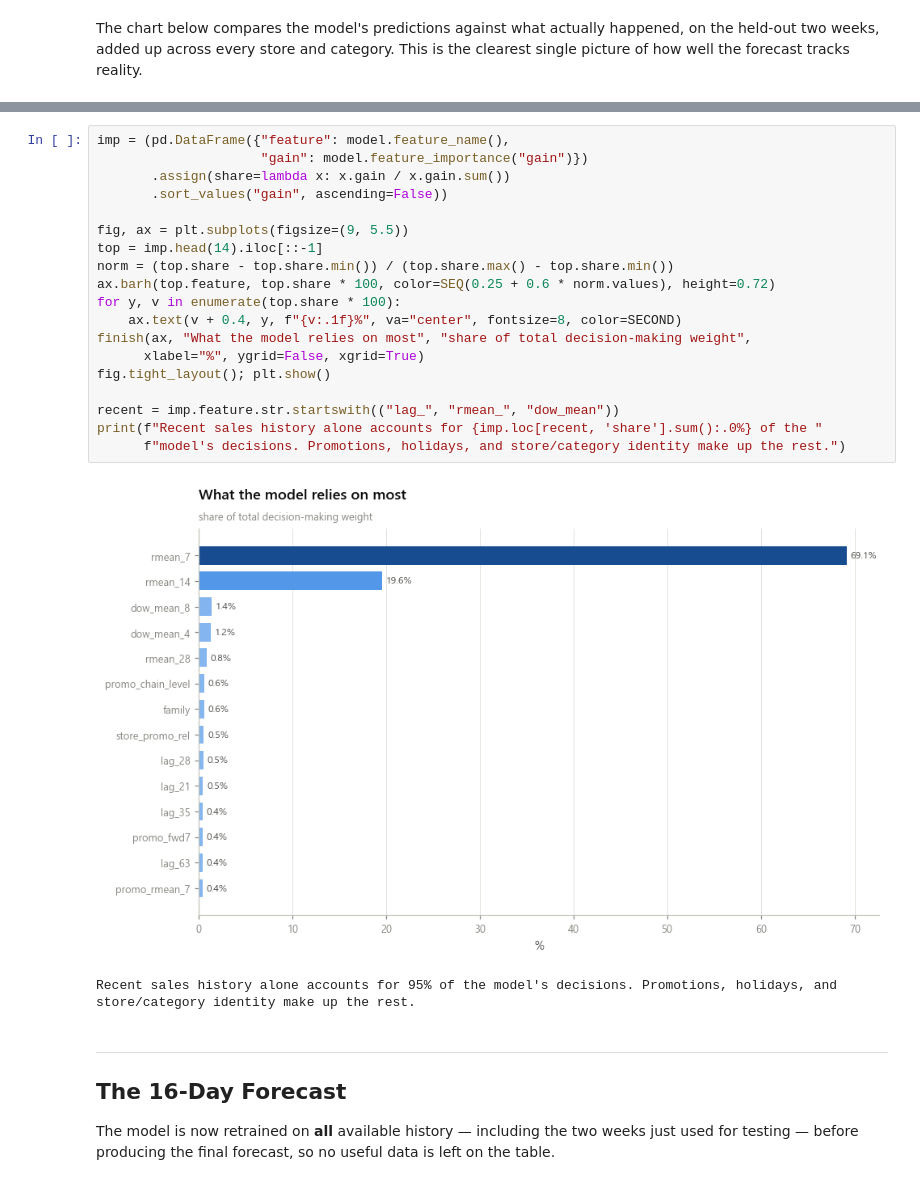
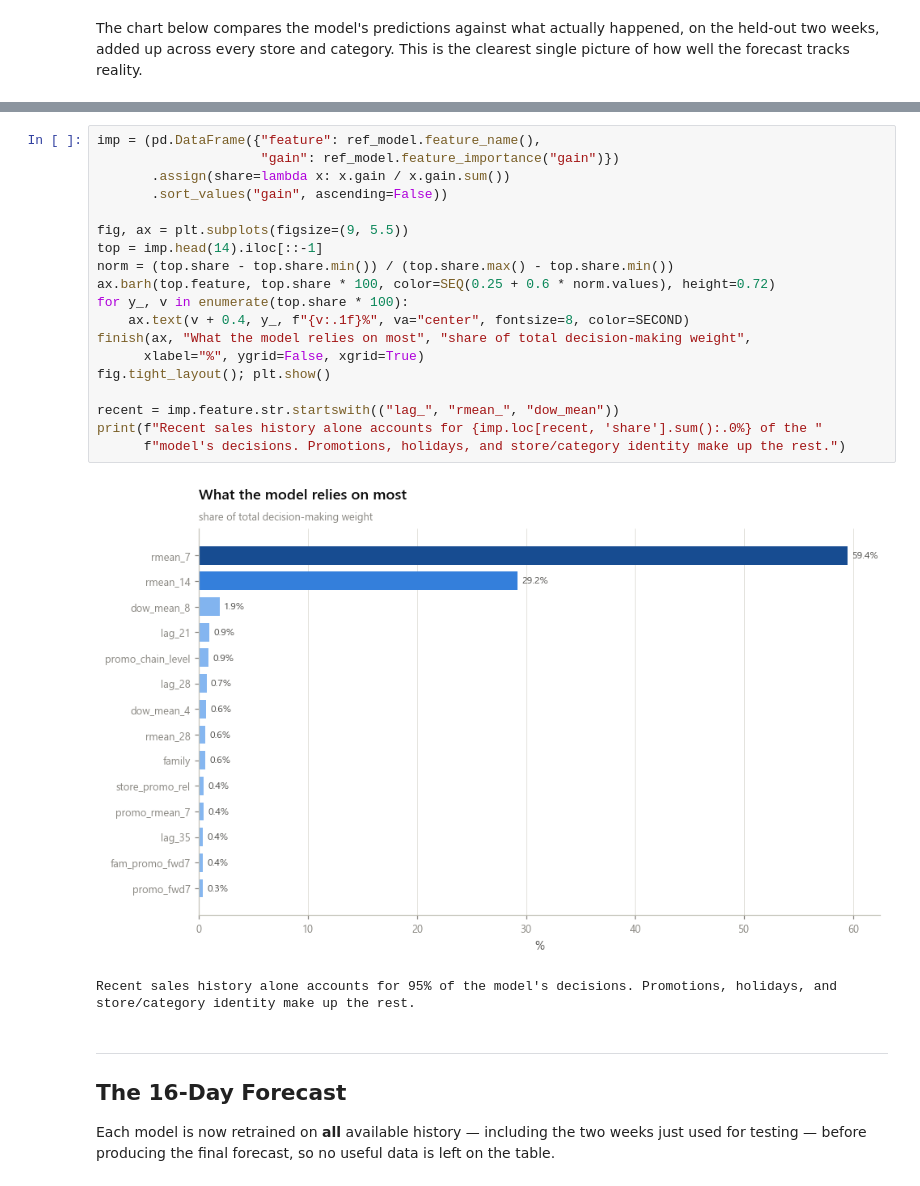
Before and after one commit to gersonlramos/Store-Sales---Time-Series-Forecasting, a Jupyter notebook: stakeholder_sales_forecast_report.ipynb, the cells around one changed output, grey strips where cells are left out. Cells and saved outputs as stored; diff of their text form.

```diff
--- a/stakeholder_sales_forecast_report.ipynb
+++ b/stakeholder_sales_forecast_report.ipynb
@@ -684,30 +768,30 @@ print("Least accurate categories:", ", ".join(fam_rmsle.tail(3).index.astype(str
 Most accurate categories: BOOKS, DAIRY, PRODUCE
 Least accurate categories: GROCERY II, LINGERIE, SCHOOL AND OFFICE SUPPLIES
 # %%
-imp = (pd.DataFrame({"feature": model.feature_name(),
-                     "gain": model.feature_importance("gain")})
+imp = (pd.DataFrame({"feature": ref_model.feature_name(),
+                     "gain": ref_model.feature_importance("gain")})
        .assign(share=lambda x: x.gain / x.gain.sum())
        .sort_values("gain", ascending=False))
 
 fig, ax = plt.subplots(figsize=(9, 5.5))
 top = imp.head(14).iloc[::-1]
 norm = (top.share - top.share.min()) / (top.share.max() - top.share.min())
 ax.barh(top.feature, top.share * 100, color=SEQ(0.25 + 0.6 * norm.values), height=0.72)
-for y, v in enumerate(top.share * 100):
-    ax.text(v + 0.4, y, f"{v:.1f}%", va="center", fontsize=8, color=SECOND)
+for y_, v in enumerate(top.share * 100):
+    ax.text(v + 0.4, y_, f"{v:.1f}%", va="center", fontsize=8, color=SECOND)
 finish(ax, "What the model relies on most", "share of total decision-making weight",
       xlabel="%", ygrid=False, xgrid=True)
 fig.tight_layout(); plt.show()
 
 recent = imp.feature.str.startswith(("lag_", "rmean_", "dow_mean"))
 print(f"Recent sales history alone accounts for {imp.loc[recent, 'share'].sum():.0%} of the "
       f"model's decisions. Promotions, holidays, and store/category identity make up the rest.")
 # %% [output]
-[figure, old version]
+[figure, new version]
 Recent sales history alone accounts for 95% of the model's decisions. Promotions, holidays, and store/category identity make up the rest.
 # %% [markdown]
 ---
 ## The 16-Day Forecast
 
-The model is now retrained on **all** available history — including the two weeks just used
+Each model is now retrained on **all** available history — including the two weeks just used
 for testing — before producing the final forecast, so no useful data is left on the table.
```
Also changed, not shown: parts of 24 cells of this notebook.
